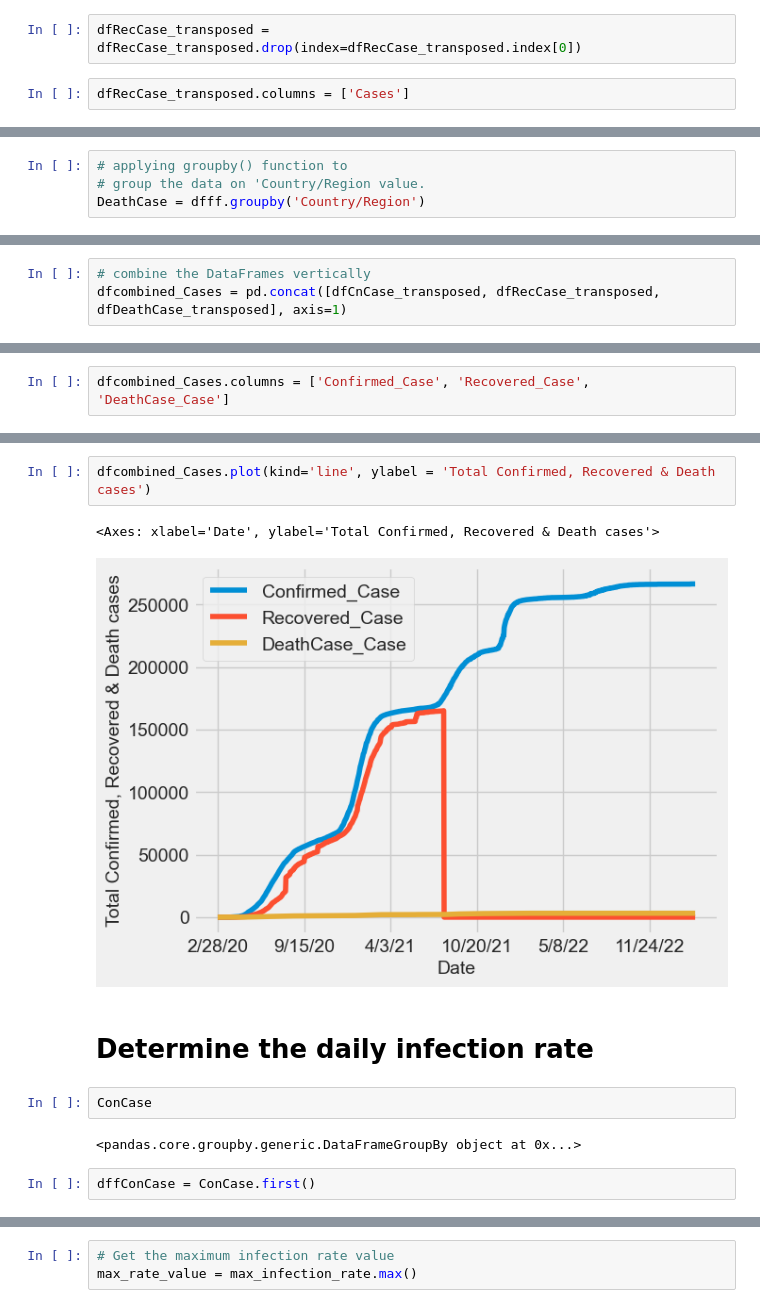
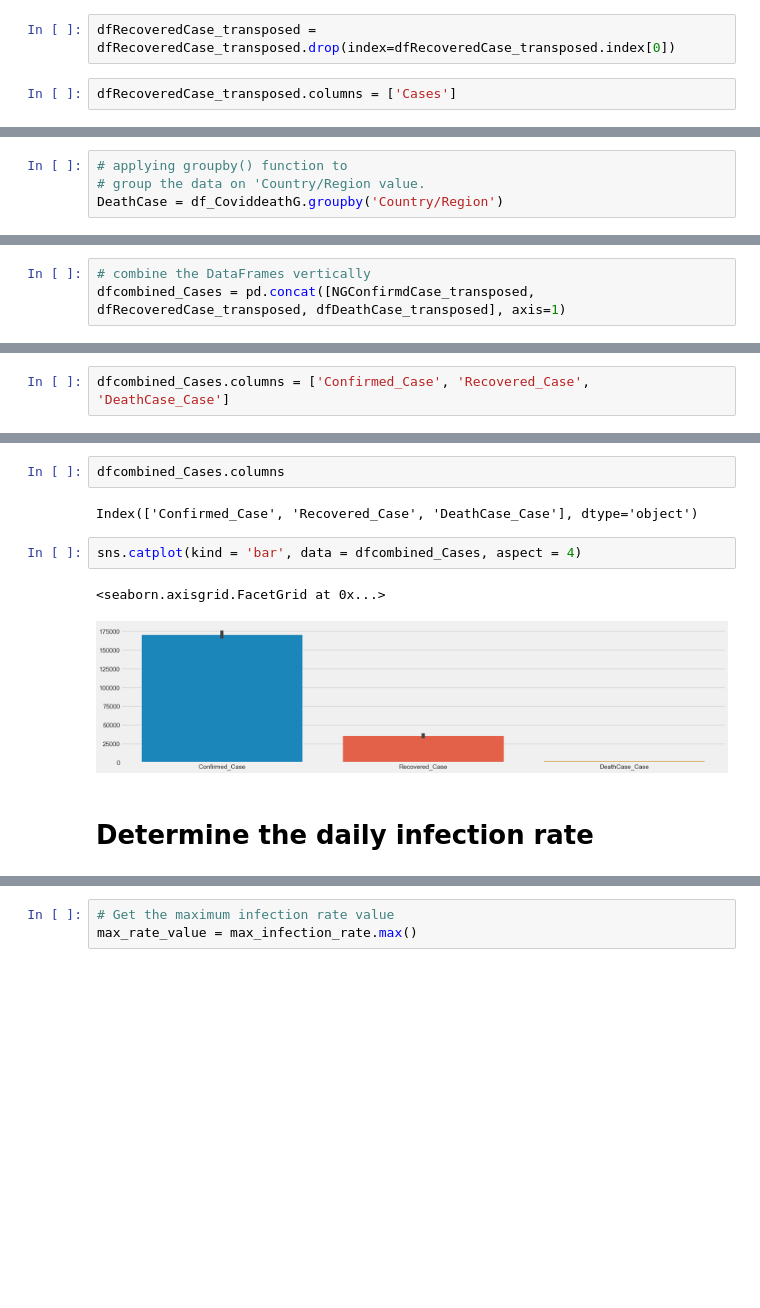
Before and after one commit to Ustacky-dev/Nigeria-COVID-19-Data-Analysis-Using-Python, a Jupyter notebook: My_Capstone Project-Copy1.ipynb, the cells around one changed output, grey strips where cells are left out. Saved outputs shown, nothing was run; the diff lists cells and outputs as text; blank space fills up the shorter version.

```diff
--- a/My_Capstone Project-Copy1.ipynb
+++ b/My_Capstone Project-Copy1.ipynb
@@ -597,7 +644,7 @@ dfRecCase_transposed.index.name = 'Date'
 # %%
-dfRecCase_transposed = dfRecCase_transposed.drop(index=dfRecCase_transposed.index[0])
+dfRecoveredCase_transposed = dfRecoveredCase_transposed.drop(index=dfRecoveredCase_transposed.index[0])
 # %%
-dfRecCase_transposed.columns = ['Cases']
+dfRecoveredCase_transposed.columns = ['Cases']
 # %% [markdown]
 # Daily NAtional Recovered Covid19 cases
 # %%
@@ -622,7 +668,7 @@ dfRecCase_transposed
 # %%
 # applying groupby() function to
 # group the data on 'Country/Region value.
-DeathCase = dfff.groupby('Country/Region')
+DeathCase = df_CoviddeathG.groupby('Country/Region')
 # %% [markdown]
 # World Covid19 Death cases
 # %%
@@ -910,6 +1001,6 @@ dfDeathCase_transposed
 # %%
 # combine the DataFrames vertically
-dfcombined_Cases = pd.concat([dfCnCase_transposed, dfRecCase_transposed, dfDeathCase_transposed], axis=1)
+dfcombined_Cases = pd.concat([NGConfirmdCase_transposed, dfRecoveredCase_transposed, dfDeathCase_transposed], axis=1)
 # %%
 dfcombined_Cases
 # %% [output]
@@ -965,16 +1053,14 @@ dfcombined_Cases
 | 3/8/23 | 266598 | 0 | 3155 |
 | 3/9/23 | 266598 | 0 | 3155 |
 1106 rows × 3 columns
+# %%
+dfcombined_Cases.columns
+# %% [output]
+Index(['Confirmed_Case', 'Recovered_Case', 'DeathCase_Case'], dtype='object')
 # %%
-dfcombined_Cases.plot(kind='line', ylabel = 'Total Confirmed, Recovered & Death cases')
+sns.catplot(kind = 'bar', data = dfcombined_Cases, aspect = 4)
 # %% [output]
-<Axes: xlabel='Date', ylabel='Total Confirmed, Recovered & Death cases'>
+<seaborn.axisgrid.FacetGrid at 0x...>
-[figure, old version]
+[figure, new version]
 # %% [markdown]
 # Determine the daily infection rate
-# %%
-ConCase
-# %% [output]
-<pandas.core.groupby.generic.DataFrameGroupBy object at 0x...>
-# %%
-dffConCase = ConCase.first()
```
Also changed, not shown: parts of 71 cells of this notebook.
